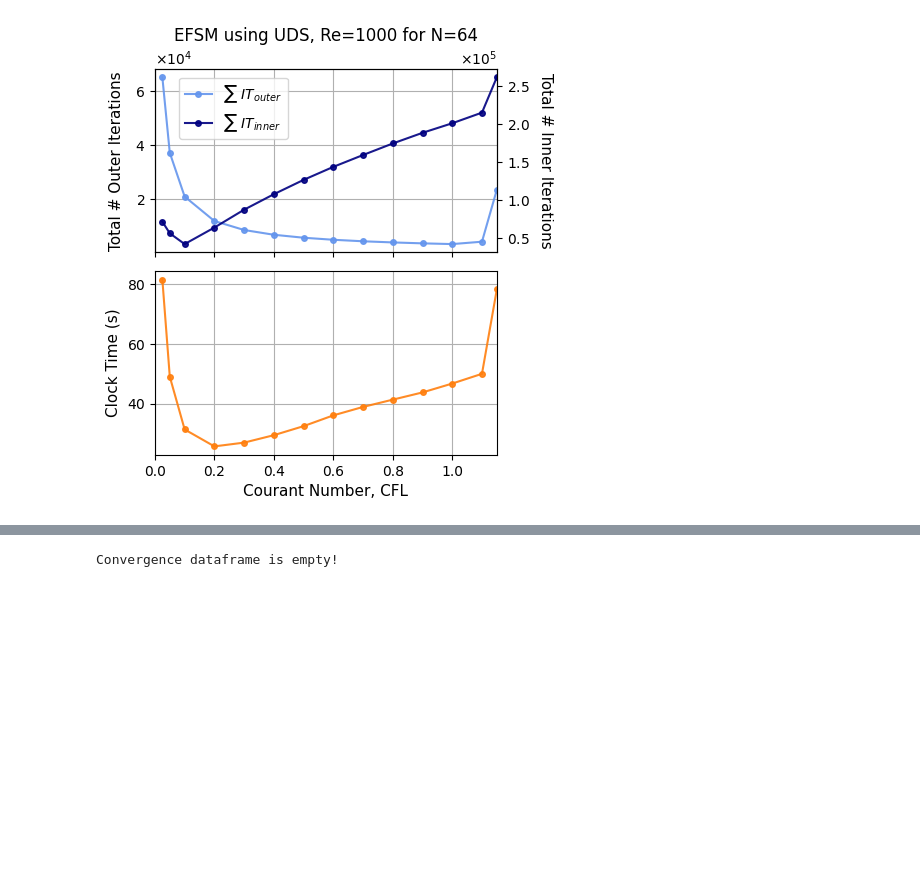
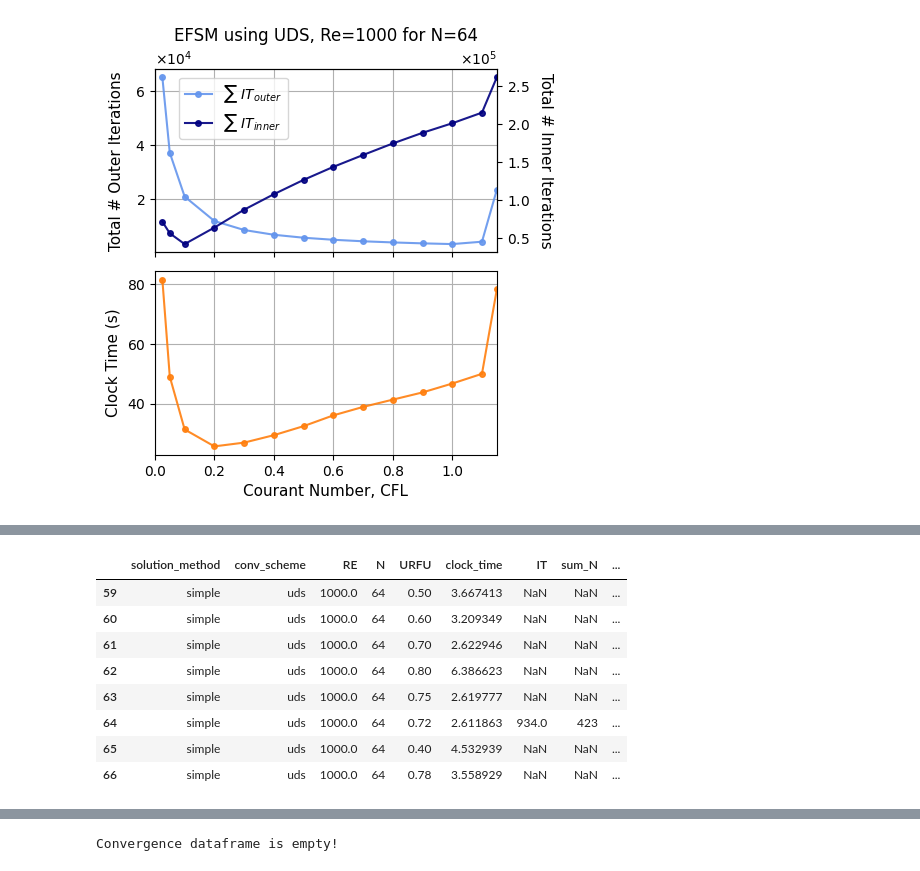
Before and after one commit to annashens/ME663-project, a Jupyter notebook: postprocess/6b_cfl_cleaned.ipynb, the cells around one changed output, grey strips where cells are left out. Cells and saved outputs as stored; diff of their text form; code cells hidden in the pictures; blank space fills up the shorter version.

```diff
--- a/postprocess/6b_cfl_cleaned.ipynb
+++ b/postprocess/6b_cfl_cleaned.ipynb
@@ -121,2 +139,14 @@ fig.tight_layout(pad=1)
 # %%
 simple_group=CaseManager([59,60,61,62,63, 64,65,66], solution_method="SIMPLE", N=64, conv_scheme="uds", RE=1000)
+# %%
+simple_group.compare_meta()
+# %% [output]
+|  | solution_method | conv_scheme | RE | N | URFU | clock_time | IT | sum_N | ... |
+| 59 | simple | uds | 1000.0 | 64 | 0.50 | 3.667413 | NaN | NaN | ... |
+| 60 | simple | uds | 1000.0 | 64 | 0.60 | 3.209349 | NaN | NaN | ... |
+| 61 | simple | uds | 1000.0 | 64 | 0.70 | 2.622946 | NaN | NaN | ... |
+| 62 | simple | uds | 1000.0 | 64 | 0.80 | 6.386623 | NaN | NaN | ... |
+| 63 | simple | uds | 1000.0 | 64 | 0.75 | 2.619777 | NaN | NaN | ... |
+| 64 | simple | uds | 1000.0 | 64 | 0.72 | 2.611863 | 934.0 | 423 | ... |
+| 65 | simple | uds | 1000.0 | 64 | 0.40 | 4.532939 | NaN | NaN | ... |
+| 66 | simple | uds | 1000.0 | 64 | 0.78 | 3.558929 | NaN | NaN | ... |
```
Also changed, not shown: parts of 4 cells of this notebook, 45 other files.
